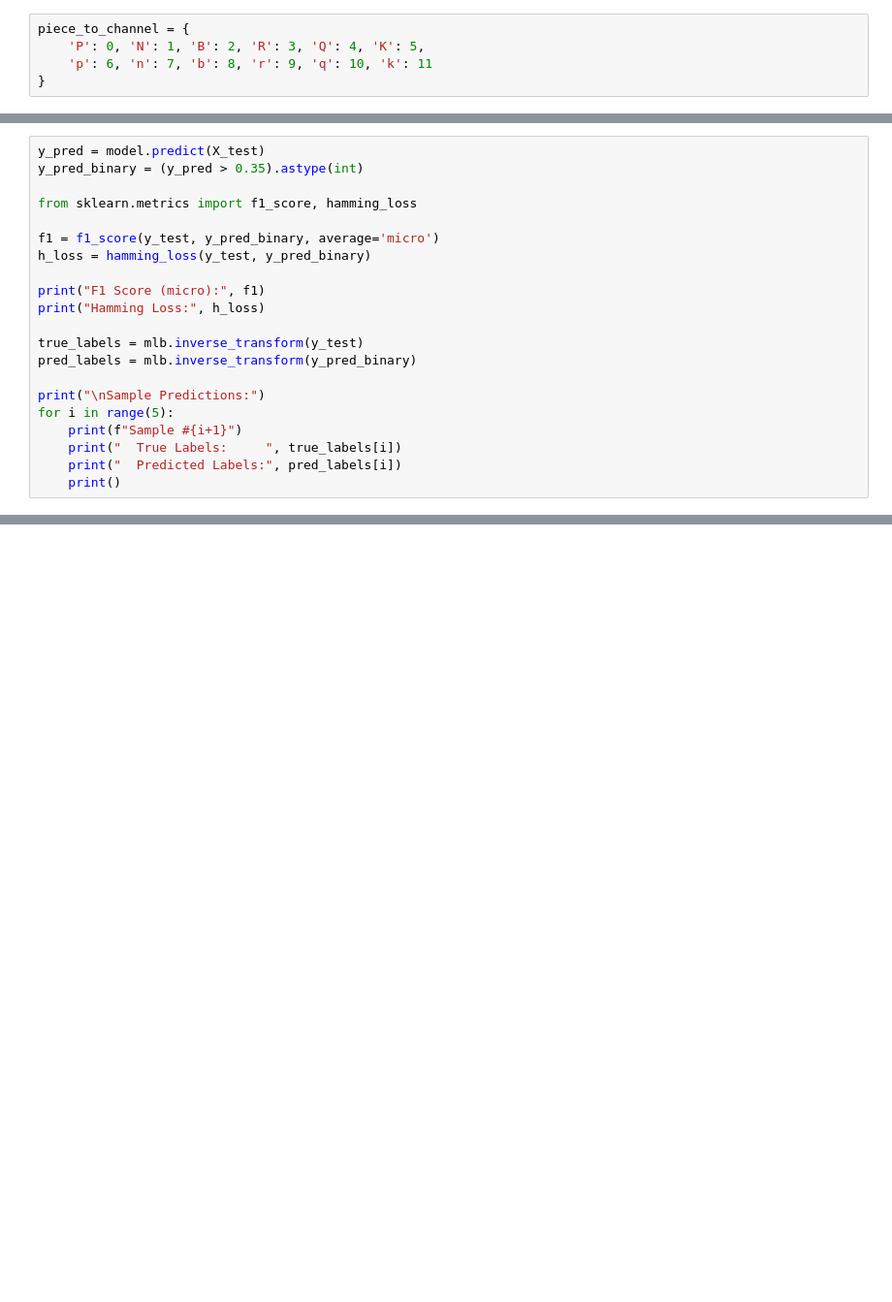
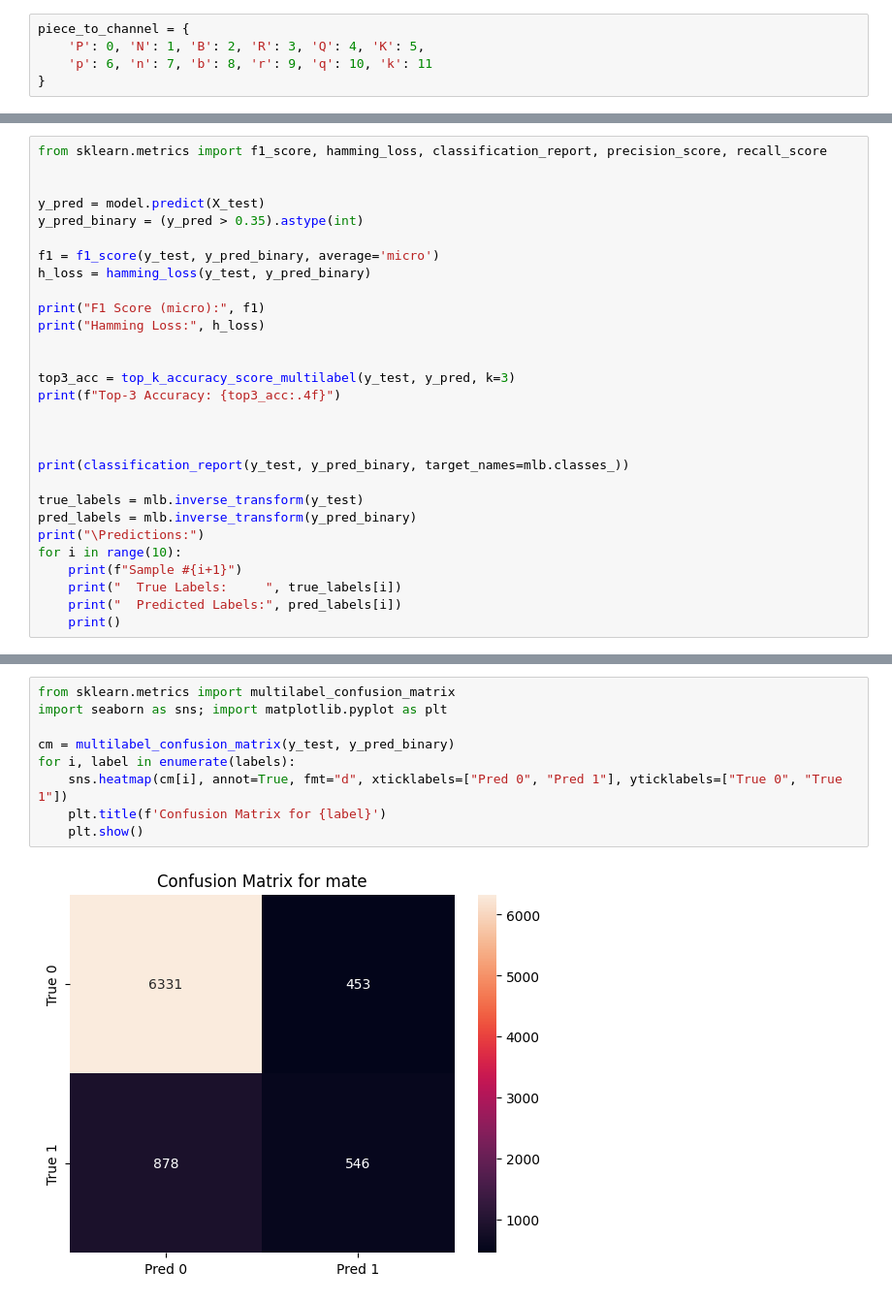
Before and after one commit to FarisKarim/puzzlerecommender, a Jupyter notebook: backend/chess.ipynb, the cells around one changed output, grey strips where cells are left out. Shown at 97% size. Cells and saved outputs as stored; diff of their text form; blank space fills up the shorter version.

```diff
--- a/backend/chess.ipynb
+++ b/backend/chess.ipynb
@@ -381,8 +527,9 @@ Epoch 9/15
 # %%
+from sklearn.metrics import f1_score, hamming_loss, classification_report, precision_score, recall_score
+
+
 y_pred = model.predict(X_test)
 y_pred_binary = (y_pred > 0.35).astype(int)
-
-from sklearn.metrics import f1_score, hamming_loss
 
 f1 = f1_score(y_test, y_pred_binary, average='micro')
 h_loss = hamming_loss(y_test, y_pred_binary)
@@ -390,11 +537,18 @@ h_loss = hamming_loss(y_test, y_pred_binary)
 print("F1 Score (micro):", f1)
 print("Hamming Loss:", h_loss)
 
+
+top3_acc = top_k_accuracy_score_multilabel(y_test, y_pred, k=3)
+print(f"Top-3 Accuracy: {top3_acc:.4f}")
+
+
+
+print(classification_report(y_test, y_pred_binary, target_names=mlb.classes_))
+
 true_labels = mlb.inverse_transform(y_test)
 pred_labels = mlb.inverse_transform(y_pred_binary)
-
-print("\nSample Predictions:")
-for i in range(5):
+print("\Predictions:")
+for i in range(10):
     print(f"Sample #{i+1}")
     print("  True Labels:     ", true_labels[i])
     print("  Predicted Labels:", pred_labels[i])
@@ -452,0 +608,11 @@ plt.show()
+# %%
+from sklearn.metrics import multilabel_confusion_matrix
+import seaborn as sns; import matplotlib.pyplot as plt
+
+cm = multilabel_confusion_matrix(y_test, y_pred_binary)
+for i, label in enumerate(labels):
+    sns.heatmap(cm[i], annot=True, fmt="d", xticklabels=["Pred 0", "Pred 1"], yticklabels=["True 0", "True 1"])
+    plt.title(f'Confusion Matrix for {label}')
+    plt.show()
+# %% [output]
+[figure, added]
```
Also changed, not shown: parts of 25 cells of this notebook, 3 other files.
